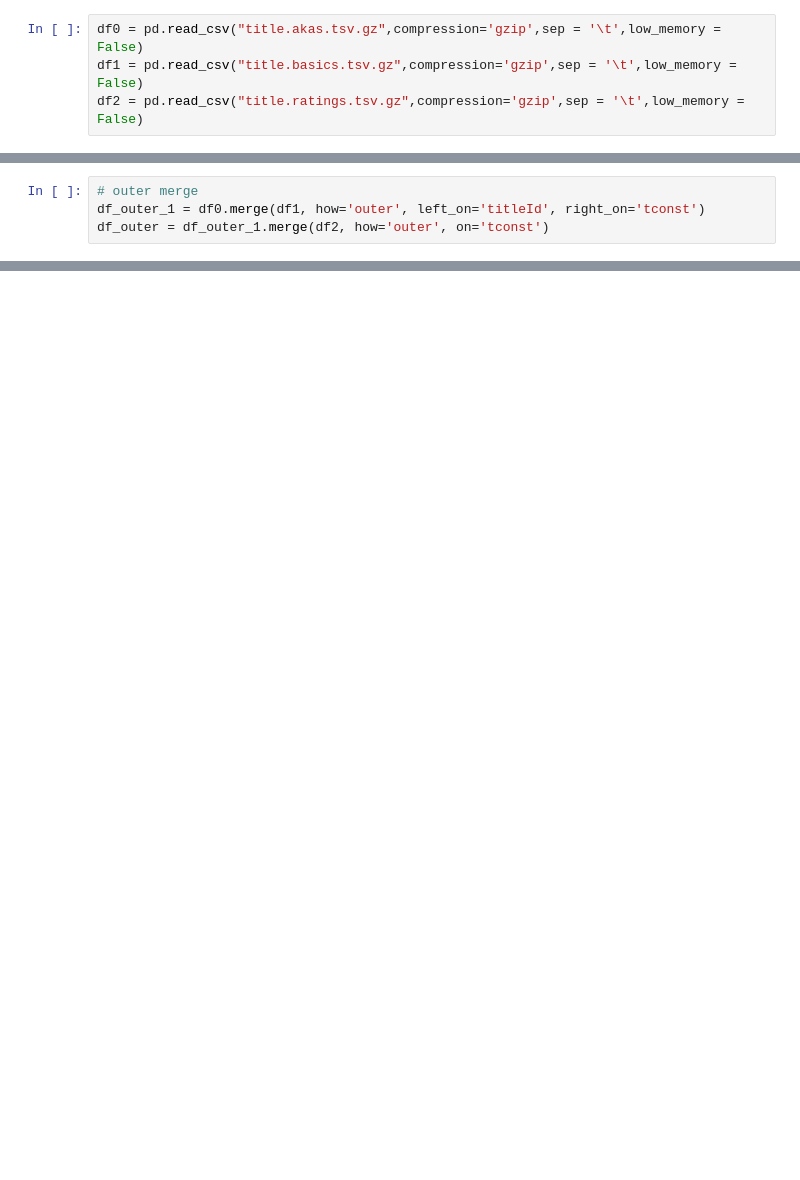
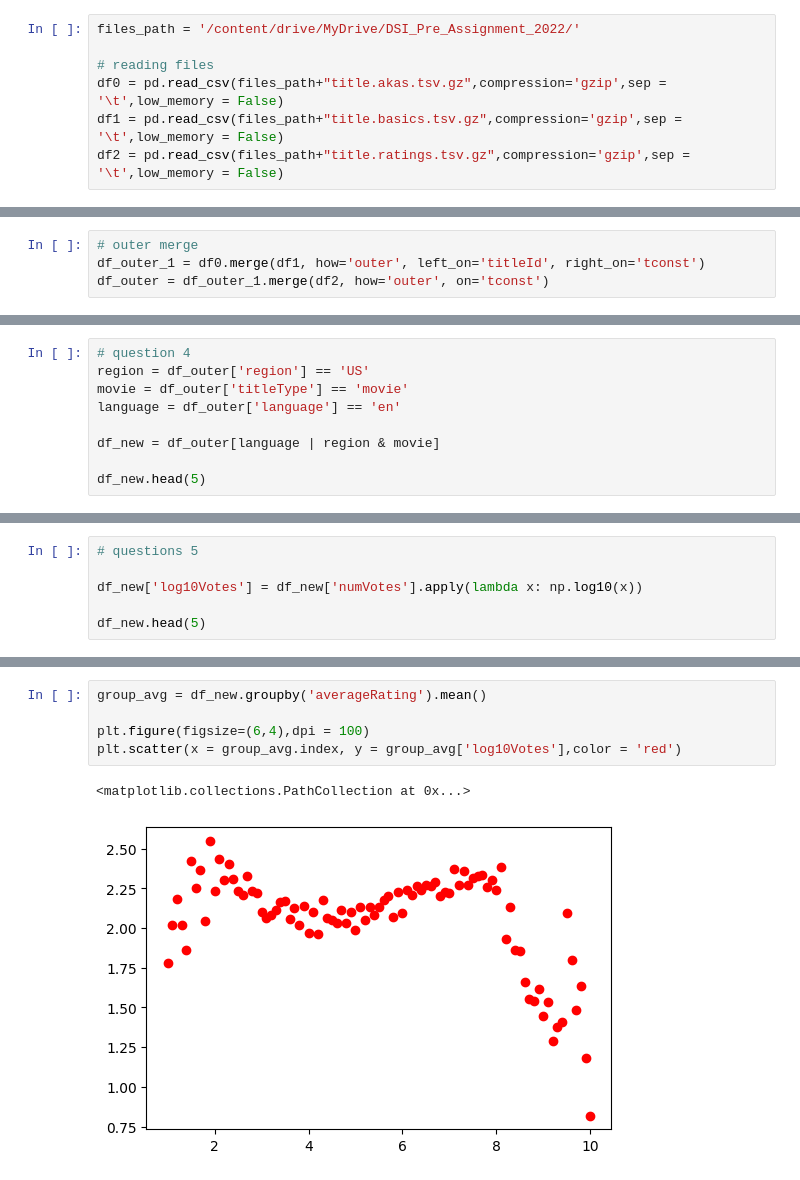
Before and after one commit to githinjimary/DSI.2022, a Jupyter notebook: assignment.ipynb, the cells around one changed output, grey strips where cells are left out. Cells and saved outputs as stored; diff of their text form; blank space fills up the shorter version.

```diff
--- a/assignment.ipynb
+++ b/assignment.ipynb
@@ -84,7 +174,10 @@ ls
 # %%
-df0 = pd.read_csv("title.akas.tsv.gz",compression='gzip',sep = '\t',low_memory = False)
-df1 = pd.read_csv("title.basics.tsv.gz",compression='gzip',sep = '\t',low_memory = False)
-df2 = pd.read_csv("title.ratings.tsv.gz",compression='gzip',sep = '\t',low_memory = False)
+files_path = '/content/drive/MyDrive/DSI_Pre_Assignment_2022/'
+
+# reading files
+df0 = pd.read_csv(files_path+"title.akas.tsv.gz",compression='gzip',sep = '\t',low_memory = False)
+df1 = pd.read_csv(files_path+"title.basics.tsv.gz",compression='gzip',sep = '\t',low_memory = False)
+df2 = pd.read_csv(files_path+"title.ratings.tsv.gz",compression='gzip',sep = '\t',low_memory = False)
 # %%
 df0.shape
 # %% [output]
@@ -226,0 +252,9 @@ print(vertices)
+# %%
+# question 4
+region = df_outer['region'] == 'US'
+movie = df_outer['titleType'] == 'movie'
+language = df_outer['language'] == 'en'
+
+df_new = df_outer[language | region & movie]
+
+df_new.head(5)
@@ -226,0 +268,6 @@ print(vertices)
+# %%
+# questions 5
+
+df_new['log10Votes'] = df_new['numVotes'].apply(lambda x: np.log10(x))
+
+df_new.head(5)
@@ -226,0 +339,8 @@ print(vertices)
+# %%
+group_avg = df_new.groupby('averageRating').mean()
+
+plt.figure(figsize=(6,4),dpi = 100)
+plt.scatter(x = group_avg.index, y = group_avg['log10Votes'],color = 'red')
+# %% [output]
+<matplotlib.collections.PathCollection at 0x...>
+[figure, added]
```
Also changed, not shown: parts of 47 cells of this notebook.
